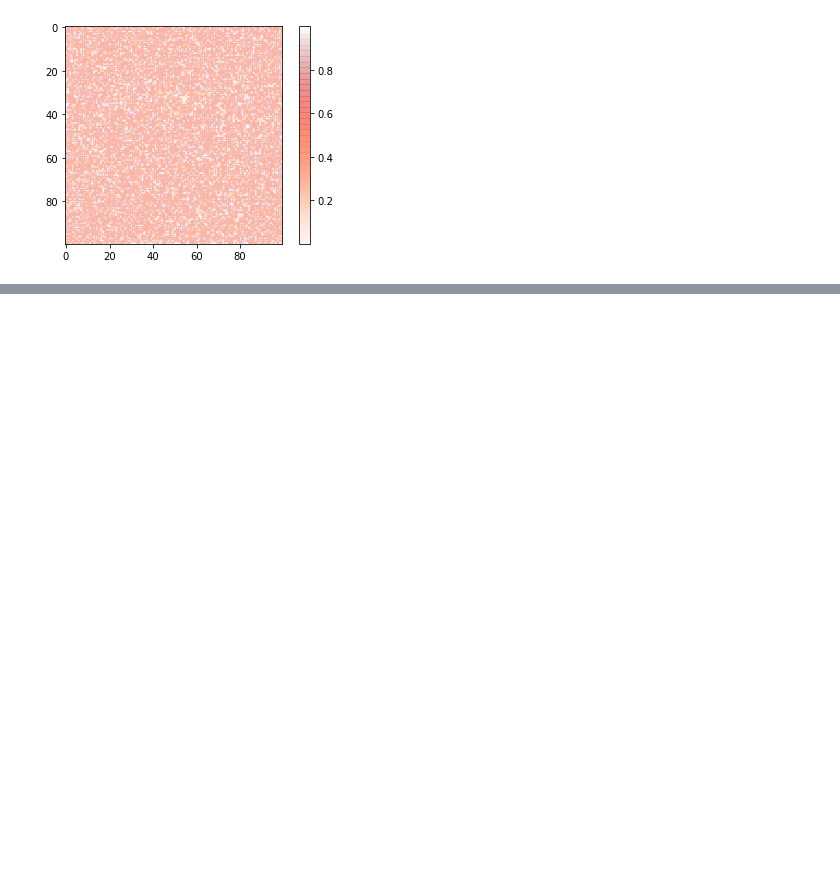
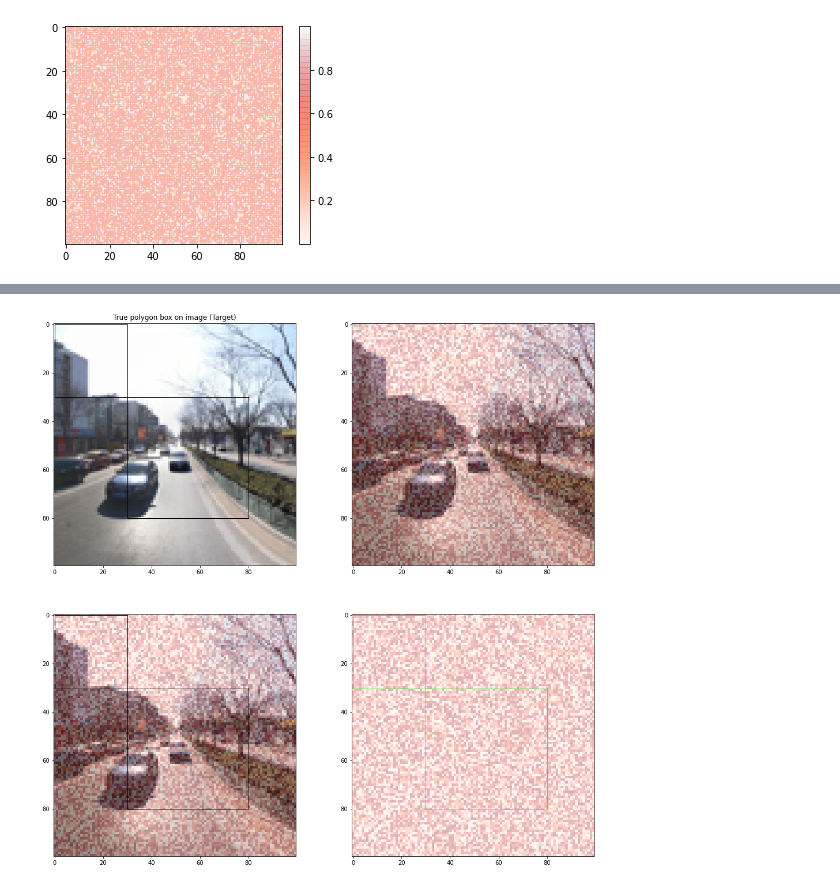
Before and after one commit to mboholm/lt2326-h21-a1, a Jupyter notebook: scratch.ipynb, the cells around one changed output, grey strips where cells are left out. Cells and saved outputs as stored; diff of their text form; code cells hidden in the pictures; blank space fills up the shorter version.

```diff
--- a/scratch.ipynb
+++ b/scratch.ipynb
@@ -269,0 +279,98 @@ plt.show()
+# %%
+# 2x2 subplotting ...
+
+import numpy as np
+from matplotlib.patches import Polygon
+from matplotlib.collections import PatchCollection
+import matplotlib.pyplot as plt
+#import matplotlib.image as mpimg
+from PIL import Image
+
+# COLLECTING ELEMENTS
+# ELEMENT 1: the image
+#img = mpimg.imread("../develop_util/images/0000172.jpg")
+img = Image.open("../develop_util/images/0000172.jpg")
+img = img.resize((100, 100))
+
+# ELEMENT 2: polygon patches
+patches = []
+
+polygons = [
+    [[0,0], [0,30], [30, 30], [30,0]],
+    [[30,30], [30,80], [80, 80], [80,30]]
+    ]
+
+for p in polygons:
+    #color = (0, 1, 0)
+    #polygon = Polygon(p, True, fill = False, color=color) # fill problem!
+    polygon = Polygon(p, True, fill = False)
+    #ax.add_patch(polygon)
+    patches.append(polygon)
+
+#colors = 100 * np.random.rand(len(patches))
+p = PatchCollection(patches)
+
+# ELEMENT 3: heat map
+heat = np.random.rand(100,100)
+
+# SETTING UP FIGURE
+%matplotlib inline
+
+figure = plt.figure(figsize=(17, 17))
+
+#Up-Lft
+ax1 = figure.add_subplot(221)
+ax1.set_title("True polygon box on image (Target)")
+ax1.imshow(img)
+for pg in polygons:
+    polly = Polygon(pg, fill = False)
+    ax1.add_patch(polly)
+
+#ax1.add_collection(p)
+
+# plt.subplot(221)
+# plt.imshow(img)
+#ax = plt.gca()
+#ax.add_collection(p)
+
+#Up-Rgt
+ax2 = figure.add_subplot(222)
+ax2.imshow(img)
+ax2.imshow(heat, cmap="Reds", alpha = 0.3)
+
+# plt.subplot(212)
+# plt.imshow(img)
+# plt.imshow(heat, cmap="Reds", alpha = 0.3)
+
+#Dn-Lft
+ax3 = figure.add_subplot(223)
+ax3.imshow(img)
+ax3.imshow(heat, cmap="Reds", alpha = 0.3)
+for pg in polygons:
+    polly = Polygon(pg, fill = False)
+    ax3.add_patch(polly)
+
+# plt.subplot(223)
+# plt.imshow(img)
+# plt.imshow(heat, cmap="Reds", alpha = 0.3)
+# ax = plt.gca()
+# ax.add_collection(p)
+
+#Dn-Rgt
+ax4 = figure.add_subplot(224)
+ax4.imshow(heat, cmap="Reds", alpha = 0.3)
+for pg in polygons:
+    polly = Polygon(pg, fill = False, color = (0, 1, 0))
+    ax4.add_patch(polly)
+
+
+#ax4.add_collection(p)
+
+# plt.subplot(224)
+# plt.imshow(heat, cmap="Reds", alpha = 0.3)
+#ax = plt.gca()
+#ax.add_collection(p)
+
+plt.show()
+# %% [output]
+[figure, added]
```
Also changed, not shown: parts of 2 cells of this notebook, 1 other file.
